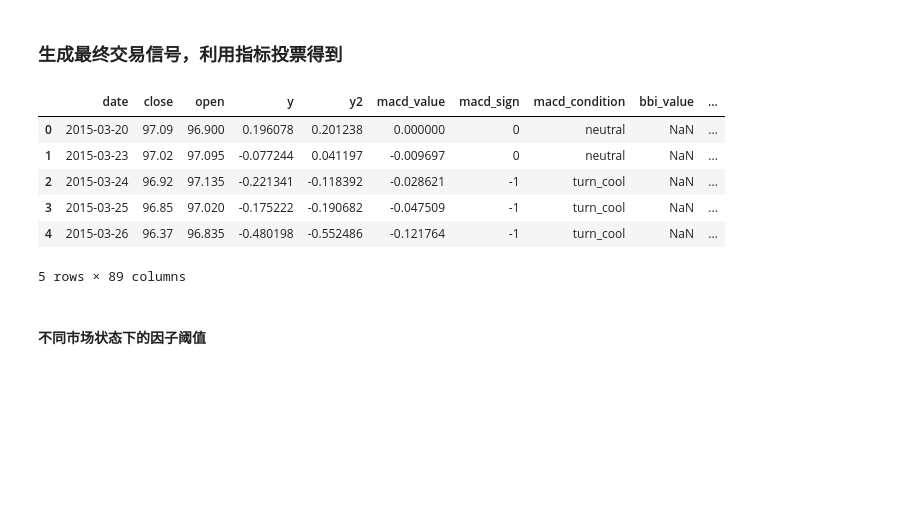
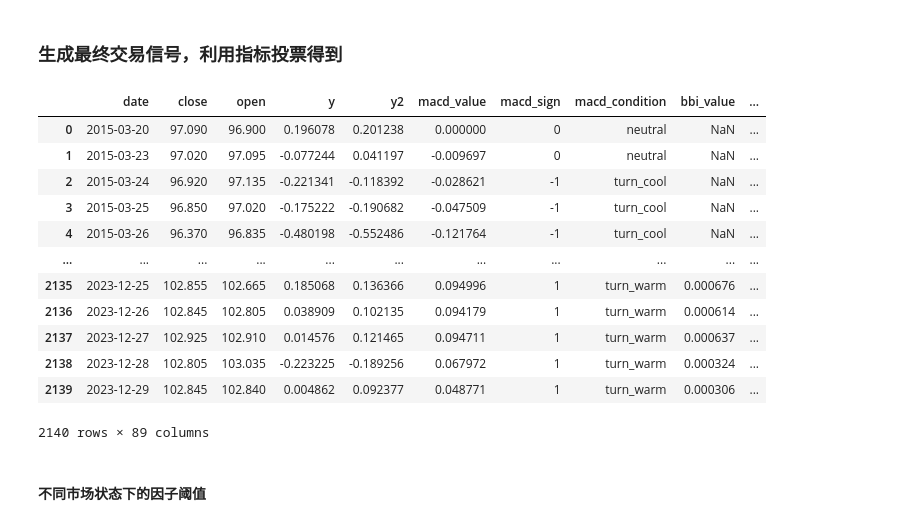
Before and after one commit to Sundance0604/Internship, a Jupyter notebook: 国债期货日频/国债期货日频/技术指标/main.ipynb, the cells around one changed output. Cells and saved outputs as stored; diff of their text form; code cells hidden in the pictures; blank space fills up the shorter version.

```diff
--- a/国债期货日频/国债期货日频/技术指标/main.ipynb
+++ b/国债期货日频/国债期货日频/技术指标/main.ipynb
@@ -1030,34 +1030,40 @@ def bond_futures_strategy(df, indicator):  # 对每个因子生成信号
 # %%
 def generate_combined_signals(df, indicators):
     combined_df = df[['date','close','open','y','y2']].copy()
     dict_results={}
 
     for indicator in indicators:
         df_with_signals ,results= bond_futures_strategy(df.copy(), indicator)
         combined_df[indicator+'_value']=df_with_signals[indicator]
         combined_df[indicator+'_sign'] = df_with_signals['final_signal']
         combined_df[indicator+'_condition'] = df_with_signals['condition']
         dict_results[indicator]=results
     return combined_df, dict_results
 
 # 选取 2019-2021 年的数据生成各因子的 因子值，交易信号，所处状态
 combined_signals_df ,dict_results= generate_combined_signals(data[(data['date'].dt.year >= start_year)&(data['date'].dt.year <= end_year)].reset_index(drop=True),
                                                 indicators)
 
 
 temp=combined_signals_df.copy()
 temp=temp.rename(columns={'y':'close-open','y2':'next_open-open'})
 temp.to_csv(f"data/{contract}/train_factors_data.csv",index=False)
 
-combined_signals_df.head(5)
+combined_signals_df
 # %% [output]
 |  | date | close | open | y | y2 | macd_value | macd_sign | macd_condition | bbi_value | ... |
-| 0 | 2015-03-20 | 97.09 | 96.900 | 0.196078 | 0.201238 | 0.000000 | 0 | neutral | NaN | ... |
-| 1 | 2015-03-23 | 97.02 | 97.095 | -0.077244 | 0.041197 | -0.009697 | 0 | neutral | NaN | ... |
-| 2 | 2015-03-24 | 96.92 | 97.135 | -0.221341 | -0.118392 | -0.028621 | -1 | turn_cool | NaN | ... |
-| 3 | 2015-03-25 | 96.85 | 97.020 | -0.175222 | -0.190682 | -0.047509 | -1 | turn_cool | NaN | ... |
-| 4 | 2015-03-26 | 96.37 | 96.835 | -0.480198 | -0.552486 | -0.121764 | -1 | turn_cool | NaN | ... |
+| 0 | 2015-03-20 | 97.090 | 96.900 | 0.196078 | 0.201238 | 0.000000 | 0 | neutral | NaN | ... |
+| 1 | 2015-03-23 | 97.020 | 97.095 | -0.077244 | 0.041197 | -0.009697 | 0 | neutral | NaN | ... |
+| 2 | 2015-03-24 | 96.920 | 97.135 | -0.221341 | -0.118392 | -0.028621 | -1 | turn_cool | NaN | ... |
+| 3 | 2015-03-25 | 96.850 | 97.020 | -0.175222 | -0.190682 | -0.047509 | -1 | turn_cool | NaN | ... |
+| 4 | 2015-03-26 | 96.370 | 96.835 | -0.480198 | -0.552486 | -0.121764 | -1 | turn_cool | NaN | ... |
+| ... | ... | ... | ... | ... | ... | ... | ... | ... | ... | ... |
+| 2135 | 2023-12-25 | 102.855 | 102.665 | 0.185068 | 0.136366 | 0.094996 | 1 | turn_warm | 0.000676 | ... |
+| 2136 | 2023-12-26 | 102.845 | 102.805 | 0.038909 | 0.102135 | 0.094179 | 1 | turn_warm | 0.000614 | ... |
+| 2137 | 2023-12-27 | 102.925 | 102.910 | 0.014576 | 0.121465 | 0.094711 | 1 | turn_warm | 0.000637 | ... |
+| 2138 | 2023-12-28 | 102.805 | 103.035 | -0.223225 | -0.189256 | 0.067972 | 1 | turn_warm | 0.000324 | ... |
+| 2139 | 2023-12-29 | 102.845 | 102.840 | 0.004862 | 0.092377 | 0.048771 | 1 | turn_warm | 0.000306 | ... |
-5 rows × 89 columns
+2140 rows × 89 columns
 # %% [markdown]
 #### 不同市场状态下的因子阈值
 # %%
```
Also changed, not shown: parts of 11 cells of this notebook, 9 other files.
